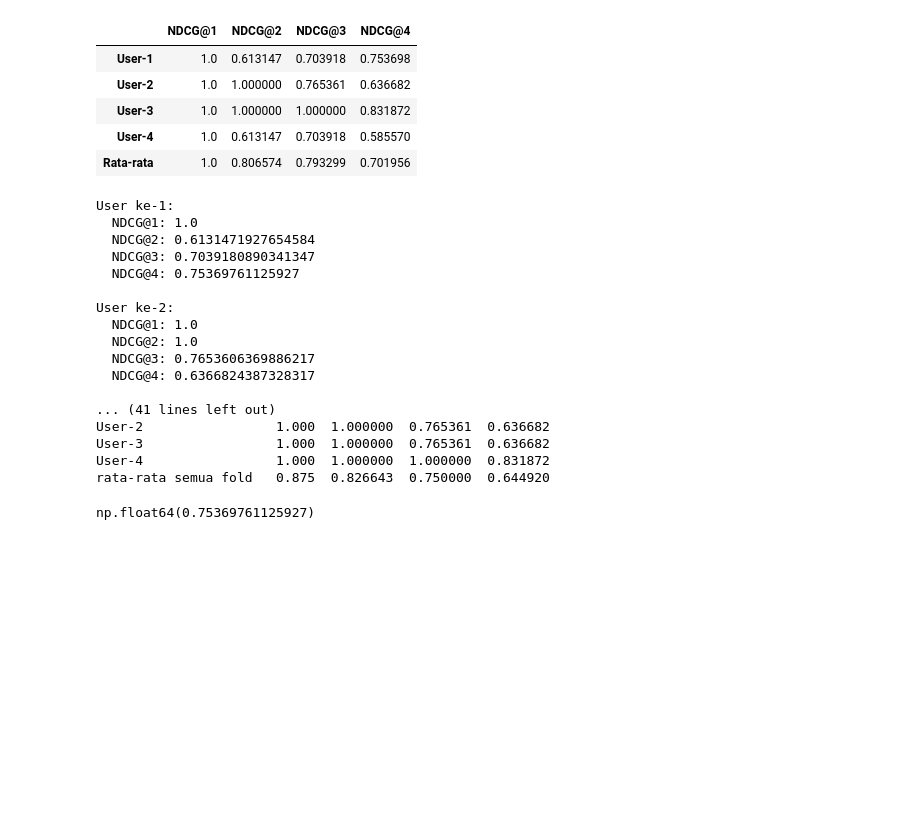
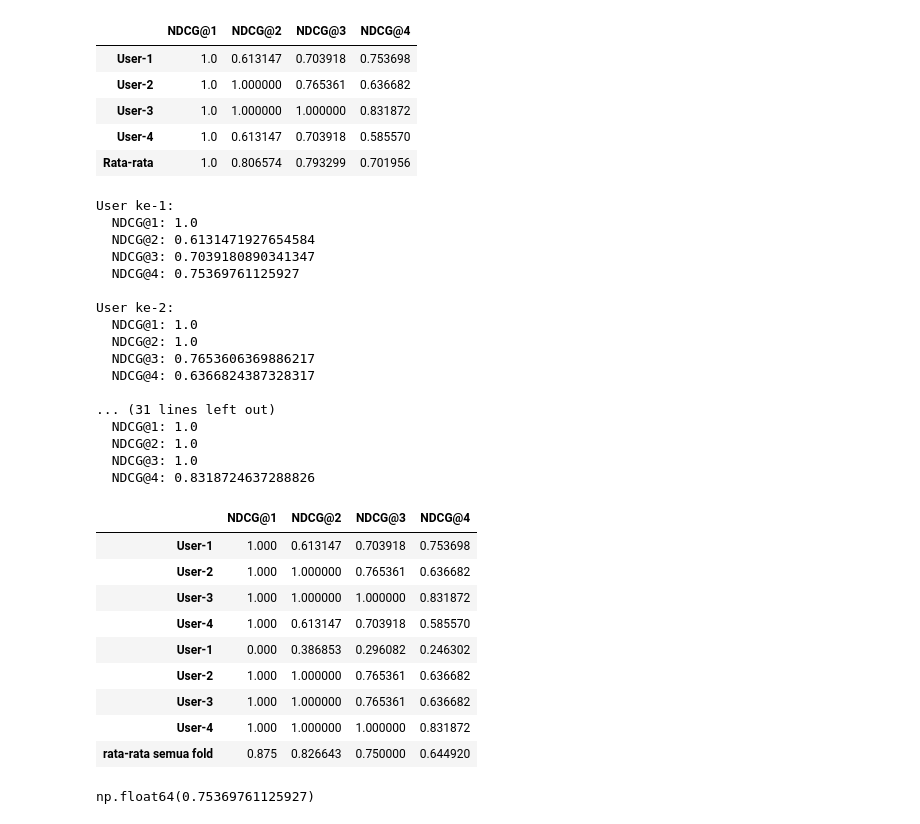
Before and after one commit to alfiiinur/setBasedImplentasi, a Jupyter notebook: evaluasi/NDCG.ipynb, the cells around one changed output. Drawn from its saved outputs; the diff is of its cells as text; code cells hidden in the pictures; blank space fills up the shorter version.

```diff
--- a/evaluasi/NDCG.ipynb
+++ b/evaluasi/NDCG.ipynb
@@ -346,39 +364,49 @@ User ke-2:
 # %%
 dfFold1 = NDCGN(groundTruthFold1, TopNrekFold1, 4)
 dfFold2 =  NDCGN(groundTruthFold2, TopNrekFold2, 4)
 
 # hapus baris rata-rata
 dfCleanRata1 = dfFold1.drop('Rata-rata')
 dfCleanRata2 = dfFold2.drop('Rata-rata')
 
 # gabungkan semua user dari semua fold
 
 df_all = pd.concat([dfCleanRata1, dfCleanRata2])
 
 # hitung rata-rata seluruh fold
 rata2fold = df_all.mean().to_frame().T
 rata2fold.index = ["rata-rata semua fold"]
 
 dfFinalFold = pd.concat([df_all, rata2fold])
-print(f"final fold {dfFinalFold}")
+dfFinalFold
 # %% [output]
 User ke-1:
   NDCG@1: 1.0
   NDCG@2: 0.6131471927654584
   NDCG@3: 0.7039180890341347
   NDCG@4: 0.75369761125927
 
 User ke-2:
   NDCG@1: 1.0
   NDCG@2: 1.0
   NDCG@3: 0.7653606369886217
   NDCG@4: 0.6366824387328317
 
-... (41 lines left out)
-User-2                 1.000  1.000000  0.765361  0.636682
-User-3                 1.000  1.000000  0.765361  0.636682
-User-4                 1.000  1.000000  1.000000  0.831872
-rata-rata semua fold   0.875  0.826643  0.750000  0.644920
+... (31 lines left out)
+  NDCG@1: 1.0
+  NDCG@2: 1.0
+  NDCG@3: 1.0
+  NDCG@4: 0.8318724637288826
+|  | NDCG@1 | NDCG@2 | NDCG@3 | NDCG@4 |
+| User-1 | 1.000 | 0.613147 | 0.703918 | 0.753698 |
+| User-2 | 1.000 | 1.000000 | 0.765361 | 0.636682 |
+| User-3 | 1.000 | 1.000000 | 1.000000 | 0.831872 |
+| User-4 | 1.000 | 0.613147 | 0.703918 | 0.585570 |
+| User-1 | 0.000 | 0.386853 | 0.296082 | 0.246302 |
+| User-2 | 1.000 | 1.000000 | 0.765361 | 0.636682 |
+| User-3 | 1.000 | 1.000000 | 0.765361 | 0.636682 |
+| User-4 | 1.000 | 1.000000 | 1.000000 | 0.831872 |
+| rata-rata semua fold | 0.875 | 0.826643 | 0.750000 | 0.644920 |
 # %%
 calNDCG = EvaluasiNDCG(groundTruth1, TopNrek1, 4)
 calNDCG
```
Also changed, not shown: parts of 9 cells of this notebook, 6 other files.
